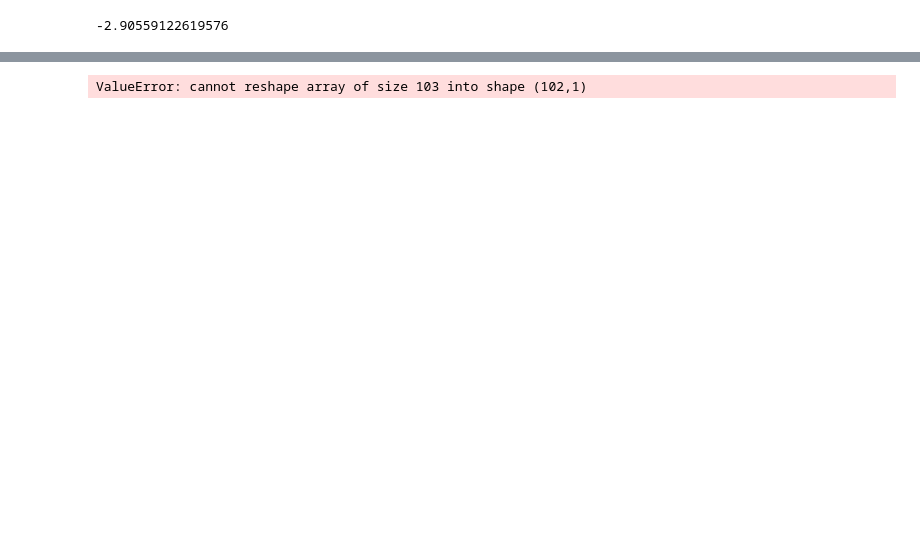
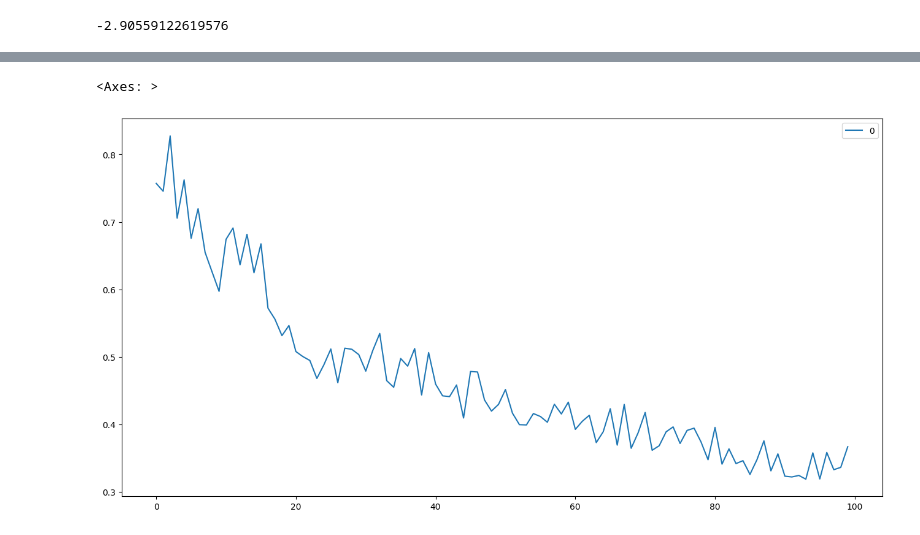
Before and after one commit to MaligarosNotes/Stock-Predict-Summer-24--Attempts, a Jupyter notebook: 4th Stock Predictor.ipynb, the cells around one changed output, grey strips where cells are left out. Cells and saved outputs as stored; diff of their text form; code cells hidden in the pictures; blank space fills up the shorter version.

Commit message:
added a uniform random distro to the 4th stock predictor, at the bottom of the notebook. its not very useful, but its a step in the right direction

```diff
--- a/4th Stock Predictor.ipynb
+++ b/4th Stock Predictor.ipynb
@@ -144,9 +143,11 @@ for i in range(0,y_pred.shape[1]):
 # %%
+import random
 def UserInput_Two(ticker='aapl',daysago=100,futureproj=20):
     X_test = TickerIntoTensor(ticker,daysago,1,-1)[1]
     y_pred_proj = []
     for i in range(1,futureproj+1):
         y_pred = model1.predict(X_test)
+        y_pred = y_pred * random.uniform(0.9,1.1)
         y_pred_proj = np.append(y_pred_proj,y_pred)
         X_test = X_test.reshape((-1))
         X_test = np.append(X_test, y_pred)
@@ -155,6 +156,6 @@ def UserInput_Two(ticker='aapl',daysago=100,futureproj=20):
     return y_pred_proj
 
 
-e = pd.DataFrame(UserInput_Two('nvda',100,1000))
+e = pd.DataFrame(UserInput_Two('nvda',100,100))
 e.plot(figsize=(16,8))
 # %% [output]
@@ -162 +179,2 @@ e.plot(figsize=(16,8))
-ValueError: cannot reshape array of size 103 into shape (102,1)
+<Axes: >
+[figure, added]
```
Also changed, not shown: parts of 5 cells of this notebook, 1 other file.
